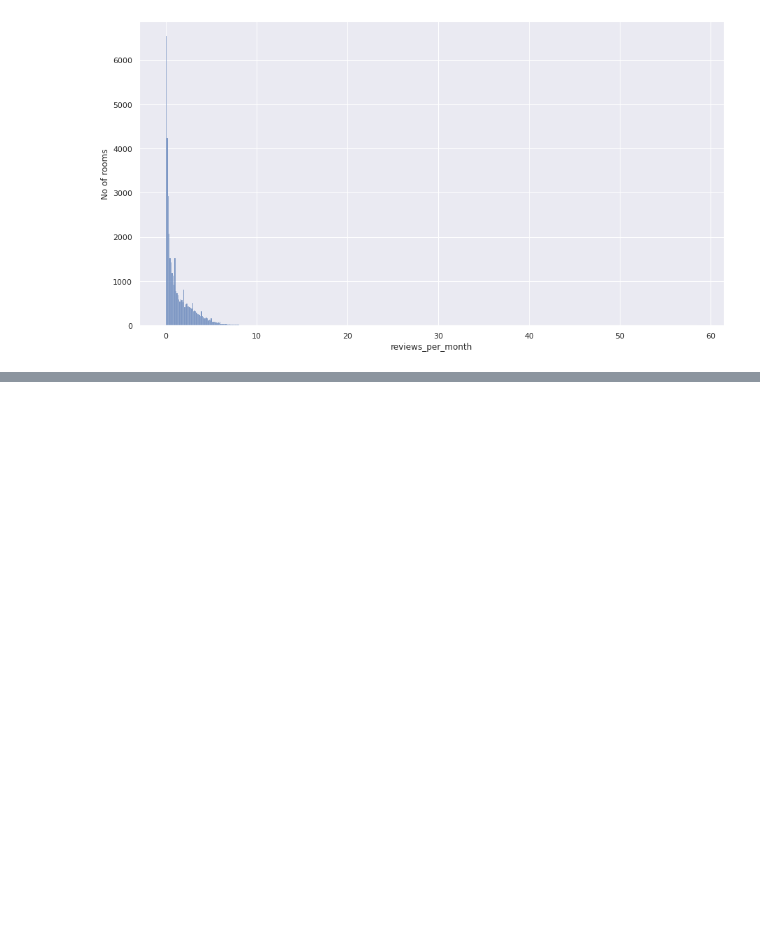
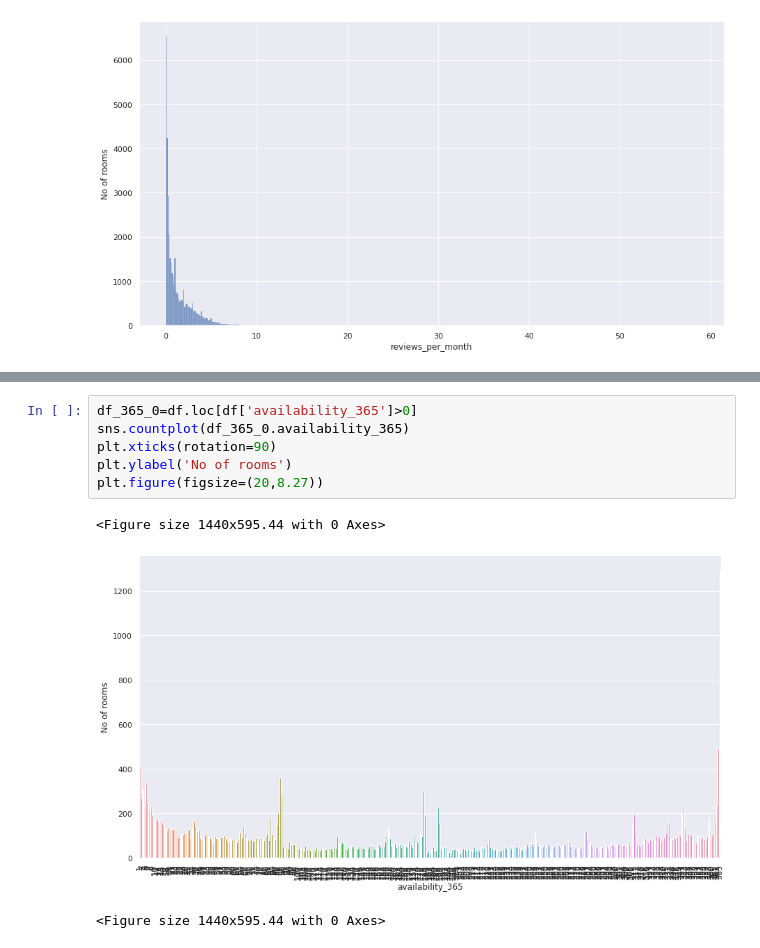
Before and after one commit to Anku0210/AirBnB-booking-Analysis, a Jupyter notebook: Project_on_Airbnb_Bookings_Analysis_Capstone_Project.ipynb, the cells around one changed output, grey strips where cells are left out. Cells and saved outputs as stored; diff of their text form; blank space fills up the shorter version.

```diff
--- a/Project_on_Airbnb_Bookings_Analysis_Capstone_Project.ipynb
+++ b/Project_on_Airbnb_Bookings_Analysis_Capstone_Project.ipynb
@@ -640,0 +682,10 @@ Text(0, 0.5, 'No of rooms')
+# %%
+df_365_0=df.loc[df['availability_365']>0]
+sns.countplot(df_365_0.availability_365)
+plt.xticks(rotation=90)
+plt.ylabel('No of rooms')
+plt.figure(figsize=(20,8.27))
+# %% [output]
+<Figure size 1440x595.44 with 0 Axes>
+[figure, added]
+<Figure size 1440x595.44 with 0 Axes>
```
Also changed, not shown: parts of 22 cells of this notebook.
